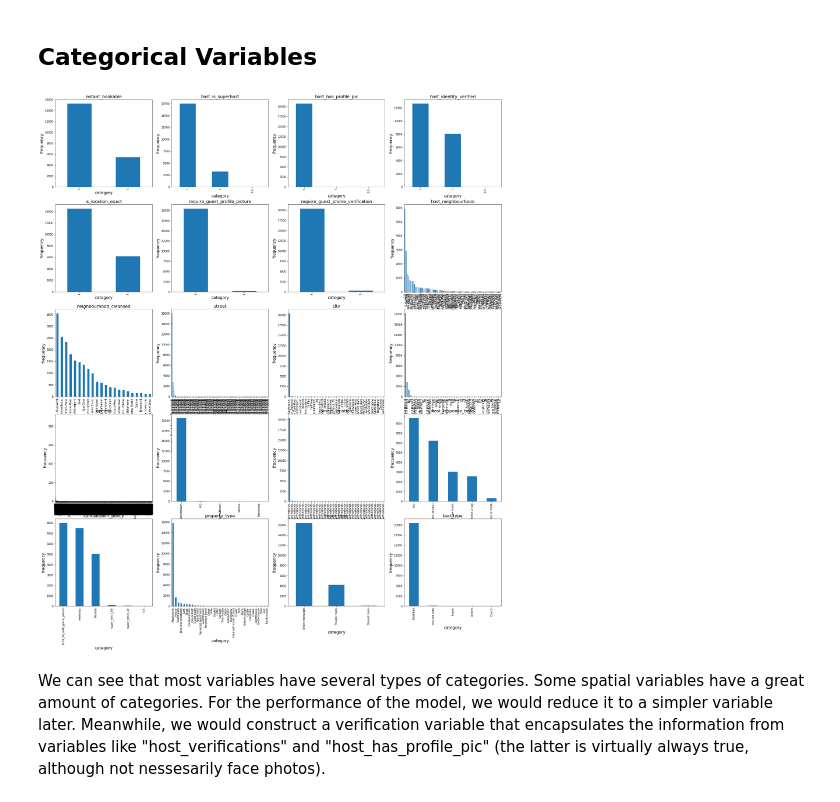
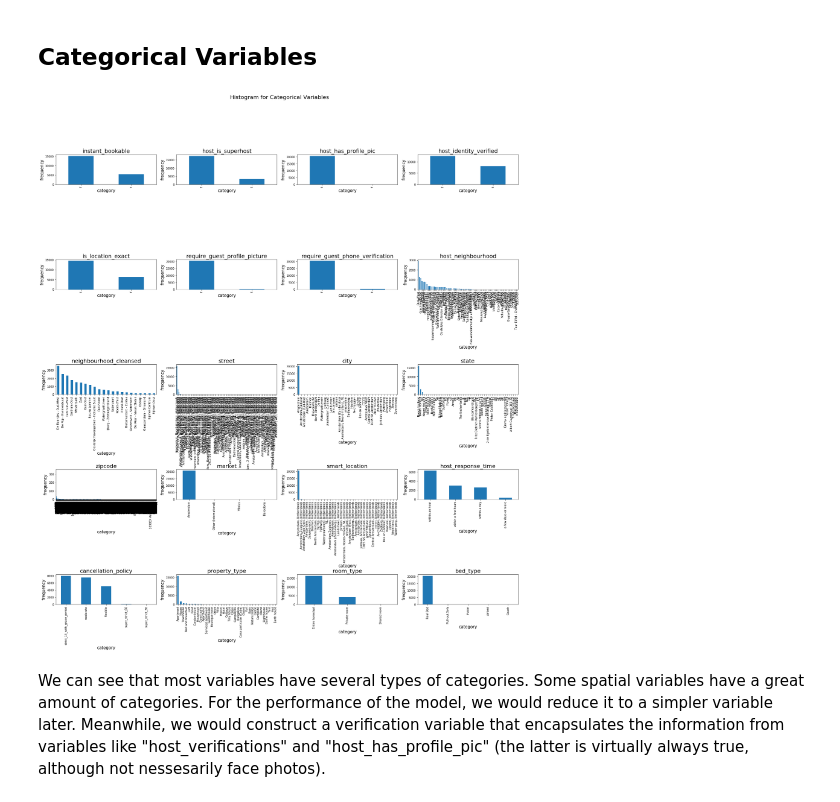
Before and after one commit to Zackhardtoname/airbnb_dataset_challenge, a Jupyter notebook: scripts/EDA.ipynb, the cells around one changed output. Saved outputs shown, nothing was run; the diff lists cells and outputs as text; code cells hidden in the pictures.

```diff
--- a/scripts/EDA.ipynb
+++ b/scripts/EDA.ipynb
@@ -1,17 +1,17 @@
 # %%
-from data import data_keys
-
 import pprint
-import numpy as np
-import pandas as pd
-import seaborn as sns
 import pickle
 import operator
 import helpers
+import numpy as np
+import pandas as pd
+pd.set_option('display.max_columns', None)
+import seaborn as sns
+import plotly.express as px
+import plotly.graph_objects as go
+from data import data_keys
 from functools import reduce
 from ast import literal_eval
-import plotly.express as px
-import plotly.graph_objects as go
 from geopy import geocoders
 from dython.nominal import associations
 from IPython.display import display
@@ -19,4 +19,6 @@ from IPython.display import display
 import matplotlib.pyplot as plt
 plt.rcParams['axes.labelsize'] = 15
 plt.rcParams['axes.titlesize'] = 16
+plt.rcParams['figure.titlesize'] = 20
+plt.rcParams['figure.constrained_layout.use'] = True
 # %%
@@ -278,24 +286,25 @@ The pairplot looks great as log_price has high correlations with the other varia
 cat_attribs_to_plot = [i for i in cat_attribs if i != "host_verifications"]
 # %%
 # len(cat_attribs_to_plot) is 20, so let's make the plot 5 * 4
-fig, ax = plt.subplots(5, 4, figsize=(30, 35))
-
+fig, ax = plt.subplots(5, 4, figsize=(30, 30))
+fig.subplots_adjust(hspace=2.5)
 i = 0
 j = 0
 for _, categorical_feature in enumerate(df[cat_attribs_to_plot]):
     counts = df[categorical_feature].value_counts()
     res = counts.plot("bar", ax=ax[i, j])
     res.set_title(categorical_feature)
     res.set_xlabel("category")
     res.set_ylabel("frequency")
+    res.title.set_size(20)
     if j == 3:
         j = 0
         i += 1
     else:
         j += 1
-
+plt.suptitle("Histogram for Categorical Variables")
 fig.show()
 # %% [output]
-[figure, old version]
+[figure, new version]
 # %% [markdown]
 We can see that most variables have several types of categories. Some spatial variables have a great amount of categories. For the performance of the model, we would reduce it to a simpler variable later. Meanwhile, we would construct a verification variable that encapsulates the information from variables like "host_verifications" and "host_has_profile_pic" (the latter is virtually always true, although not nessesarily face photos).
```
Also changed, not shown: parts of 29 cells of this notebook, 5 other files.
